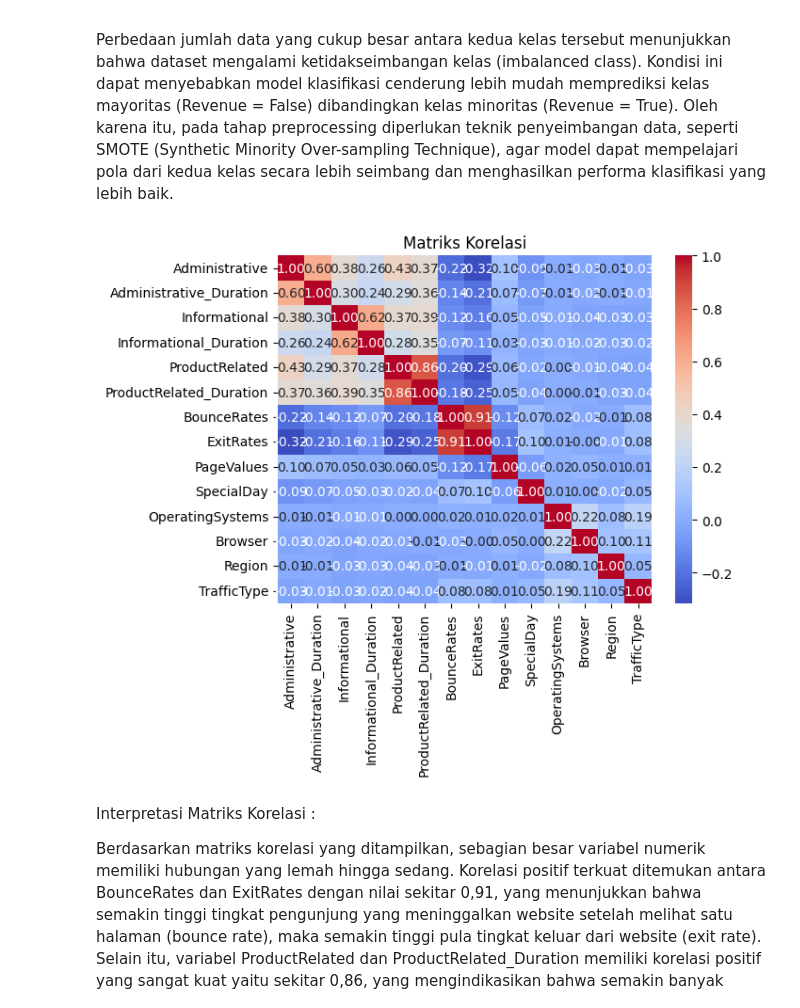
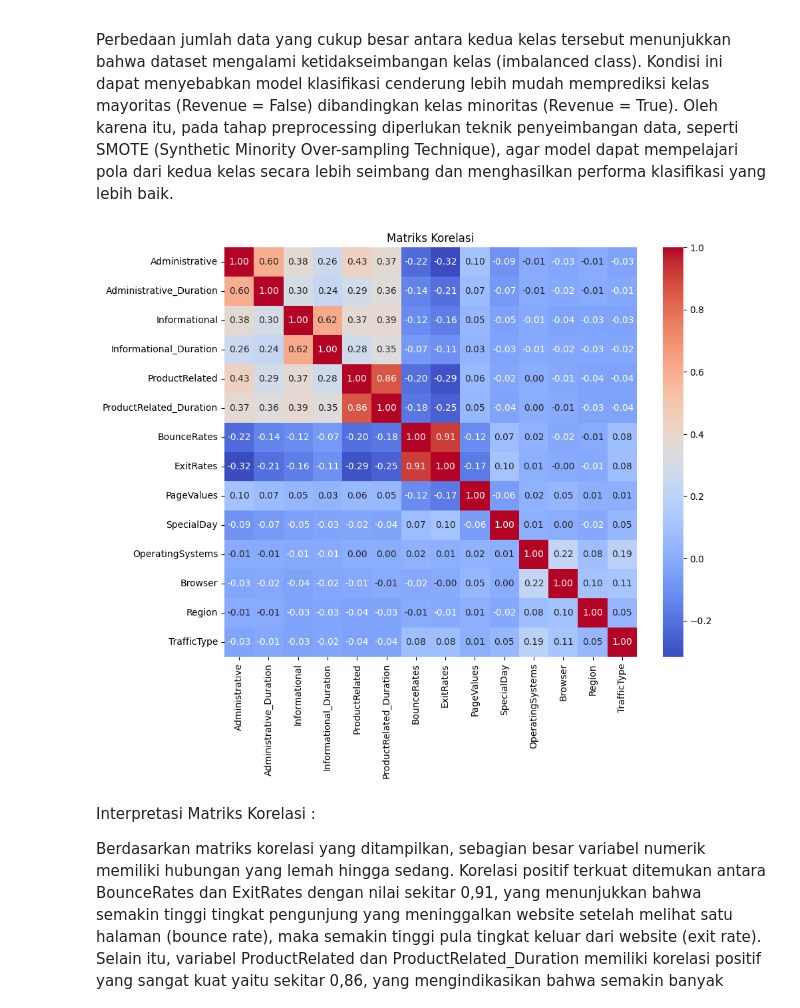
Before and after one commit to naylasafira/Tugas-Machine-Learning, a Jupyter notebook: Tugas_Klasifikasi_Kelompok_F.ipynb, the cells around one changed output. Cells and saved outputs as stored; diff of their text form; code cells hidden in the pictures.

```diff
--- a/Tugas_Klasifikasi_Kelompok_F.ipynb
+++ b/Tugas_Klasifikasi_Kelompok_F.ipynb
@@ -122,13 +122,14 @@ Perbedaan jumlah data yang cukup besar antara kedua kelas tersebut menunjukkan b
 # %%
 #visualisasi korelasi antar variabel numerik
 numeric_df = df.select_dtypes(include=np.number)
 correlation_matrix = numeric_df.corr()
+plt.figure(figsize=(10, 8))
 sns.heatmap(correlation_matrix,annot=True,
 cmap='coolwarm',fmt=".2f")
 plt.title('Matriks Korelasi')
 plt.show()
 # %% [output]
-[figure, old version]
+[figure, new version]
 # %% [markdown]
 Interpretasi Matriks Korelasi :
 
```
Also changed, not shown: parts of 30 cells of this notebook.
